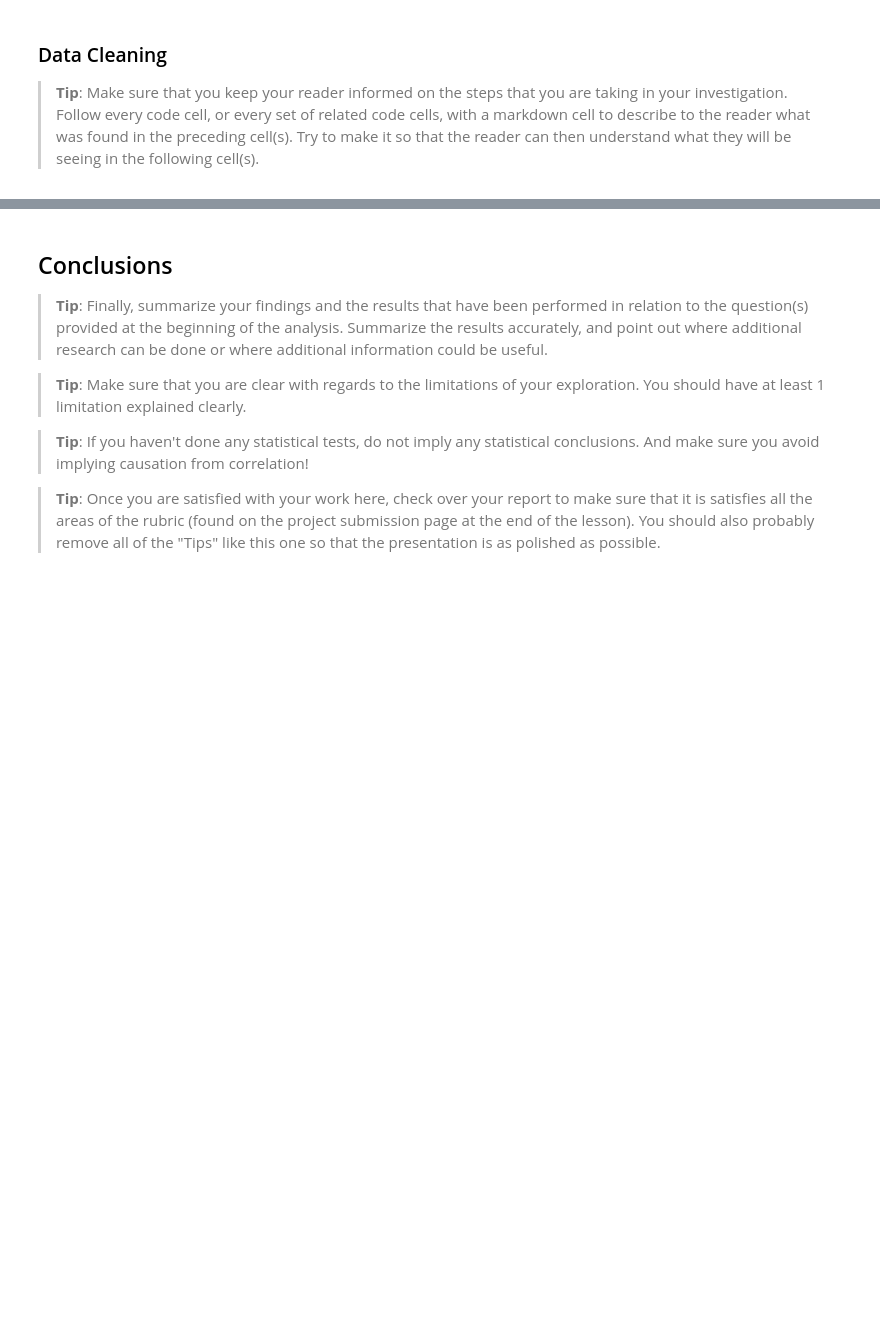
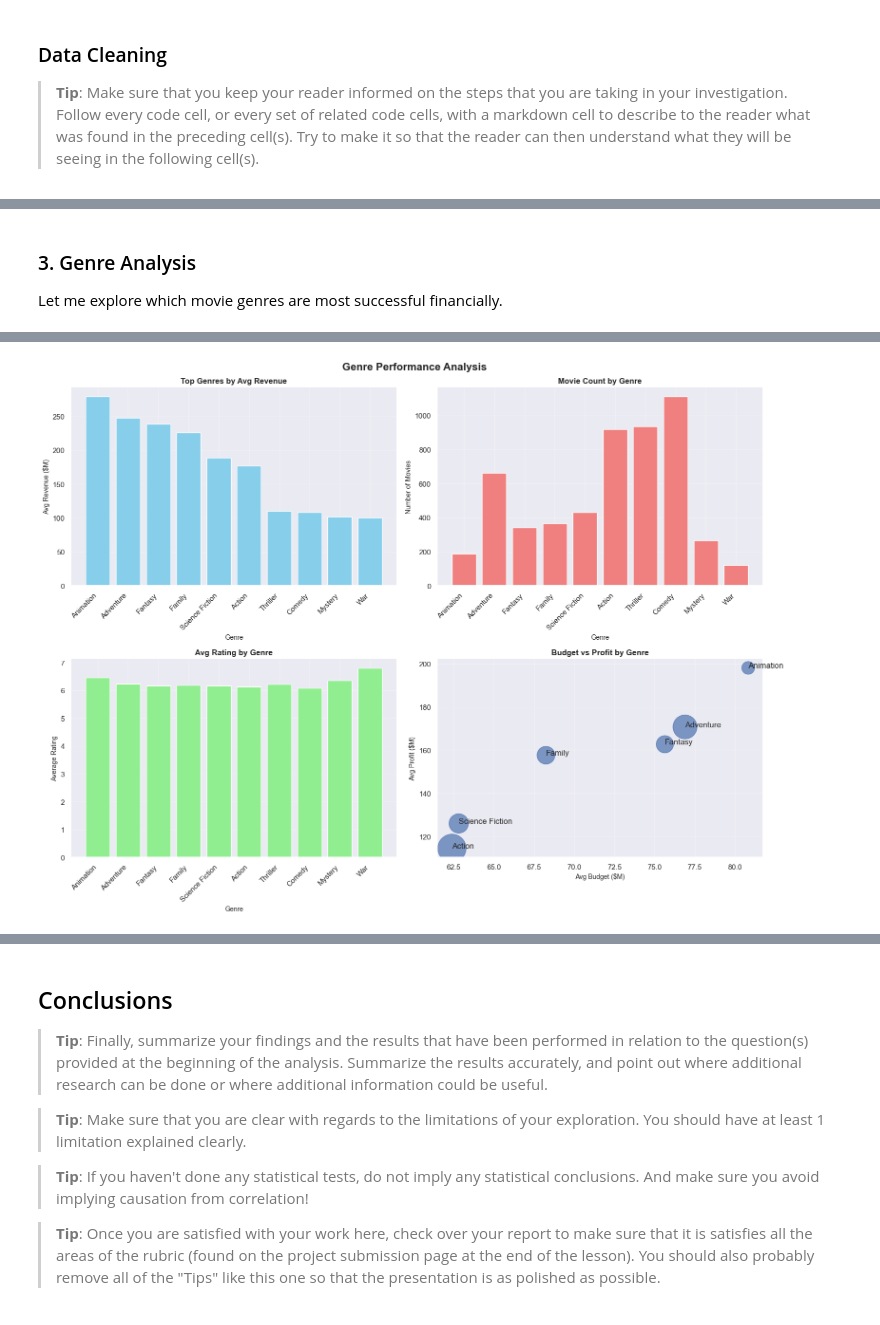
Before and after one commit to Bisan-Abdelrahim/DataAnalystProject1, a Jupyter notebook: Investigate_a_Dataset.ipynb, the cells around one changed output, grey strips where cells are left out. Cells and saved outputs as stored; diff of their text form; code cells hidden in the pictures; blank space fills up the shorter version.

```diff
--- a/Investigate_a_Dataset.ipynb
+++ b/Investigate_a_Dataset.ipynb
@@ -99,0 +397,76 @@ df.columns
+# %% [markdown]
+### 3. Genre Analysis
+Let me explore which movie genres are most successful financially.
+# %%
+# Genre analysis - extract and analyze genres
+# First, let's parse the genre data and create a list of all genres per movie
+df['genre_list'] = df['genres'].apply(extract_genres_from_json)
+
+# Create a dataset of individual genres (each movie can have multiple genres)
+all_genres = []
+for idx, genres in df['genre_list'].items():
+    for genre in genres:
+        all_genres.append({
+            'genre': genre,
+            'budget': df.loc[idx, 'budget'],
+            'revenue': df.loc[idx, 'revenue'],
+            'profit': df.loc[idx, 'profit'],
+            'vote_average': df.loc[idx, 'vote_average'],
+            'roi': df.loc[idx, 'roi']
+        })
+
+genre_df = pd.DataFrame(all_genres)
+
+# Calculate average metrics by genre
+genre_summary = genre_df.groupby('genre').agg({
+    'budget': 'mean',
+    'revenue': 'mean',
+    'profit': 'mean',
+    'vote_average': 'mean',
+    'roi': 'mean'
+}).round(2)
+
+# Add count of movies per genre
+genre_summary['movie_count'] = genre_df.groupby('genre').size()
+
+# Sort by average revenue
+genre_summary = genre_summary.sort_values('revenue', ascending=False)
+
+print("=== TOP 10 GENRES BY AVERAGE REVENUE ===")
+print(genre_summary[['revenue', 'profit', 'movie_count', 'vote_average']].head(10))
+
+# Visualize genre performance
+fig, axes = plt.subplots(2, 2, figsize=(16, 12))
+fig.suptitle('Genre Performance Analysis', fontsize=16, fontweight='bold')
+
+# Top genres by average revenue
+top_genres = genre_summary.head(10)
+axes[0,0].bar(range(len(top_genres)), top_genres['revenue']/1e6, color='skyblue')
+axes[0,0].set_xticks(range(len(top_genres)))
+axes[0,0].set_xticklabels(top_genres.index, rotation=45, ha='right')
+add_plot_formatting(axes[0,0], 'Top Genres by Avg Revenue', 'Genre', 'Avg Revenue ($M)')
+
+# Movie count by genre
+axes[0,1].bar(range(len(top_genres)), top_genres['movie_count'], color='lightcoral')
+axes[0,1].set_xticks(range(len(top_genres)))
+axes[0,1].set_xticklabels(top_genres.index, rotation=45, ha='right')
+add_plot_formatting(axes[0,1], 'Movie Count by Genre', 'Genre', 'Number of Movies')
+
+# Average rating by genre
+axes[1,0].bar(range(len(top_genres)), top_genres['vote_average'], color='lightgreen')
+axes[1,0].set_xticks(range(len(top_genres)))
+axes[1,0].set_xticklabels(top_genres.index, rotation=45, ha='right')
+add_plot_formatting(axes[1,0], 'Avg Rating by Genre', 'Genre', 'Average Rating')
+
+# Profit vs Budget by genre (top 6 genres)
+top_6_genres = genre_summary.head(6)
+axes[1,1].scatter(top_6_genres['budget']/1e6, top_6_genres['profit']/1e6,
+                 s=top_6_genres['movie_count']*2, alpha=0.7)
+for i, genre in enumerate(top_6_genres.index):
+    axes[1,1].annotate(genre, (top_6_genres.loc[genre, 'budget']/1e6,
+                              top_6_genres.loc[genre, 'profit']/1e6))
+add_plot_formatting(axes[1,1], 'Budget vs Profit by Genre', 'Avg Budget ($M)', 'Avg Profit ($M)')
+
+plt.tight_layout()
+plt.show()
+# %% [output]
@@ -99,0 +486 @@ df.columns
+[figure, added]
```
Also changed, not shown: parts of 24 cells of this notebook.
